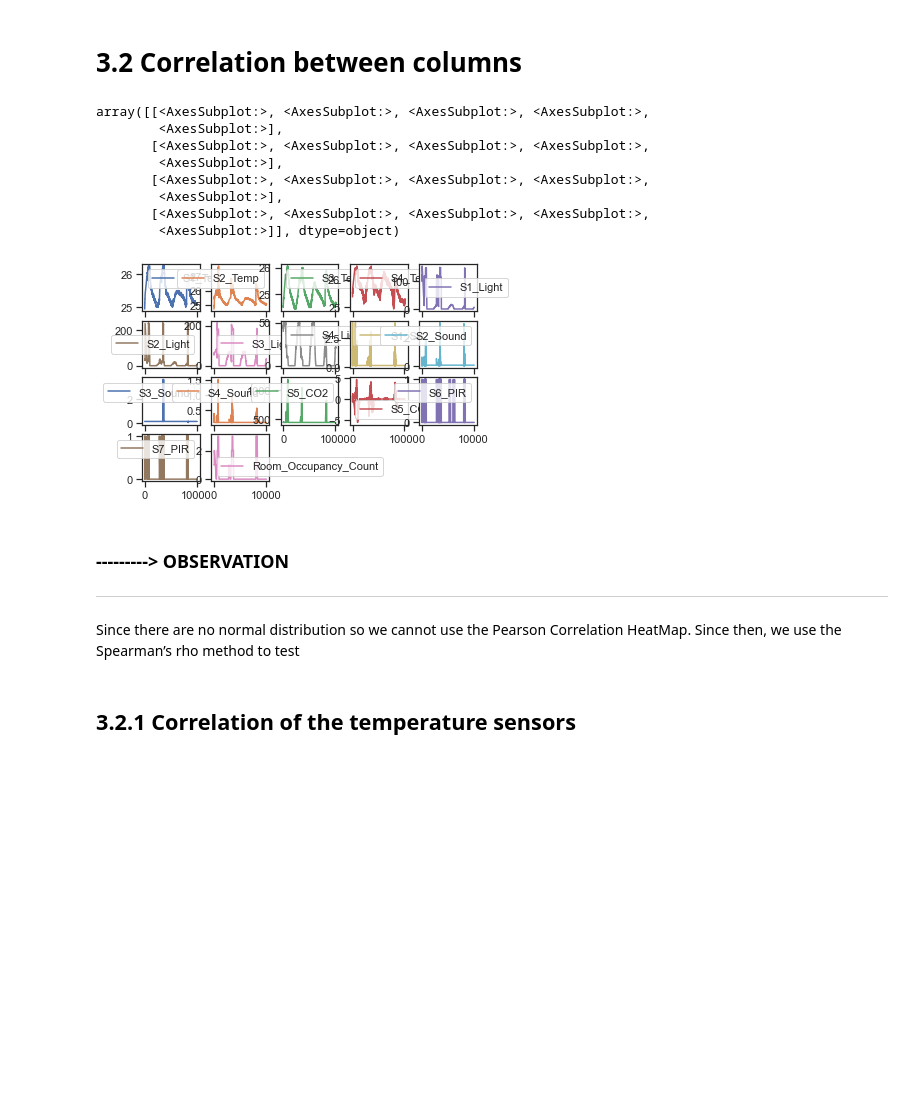
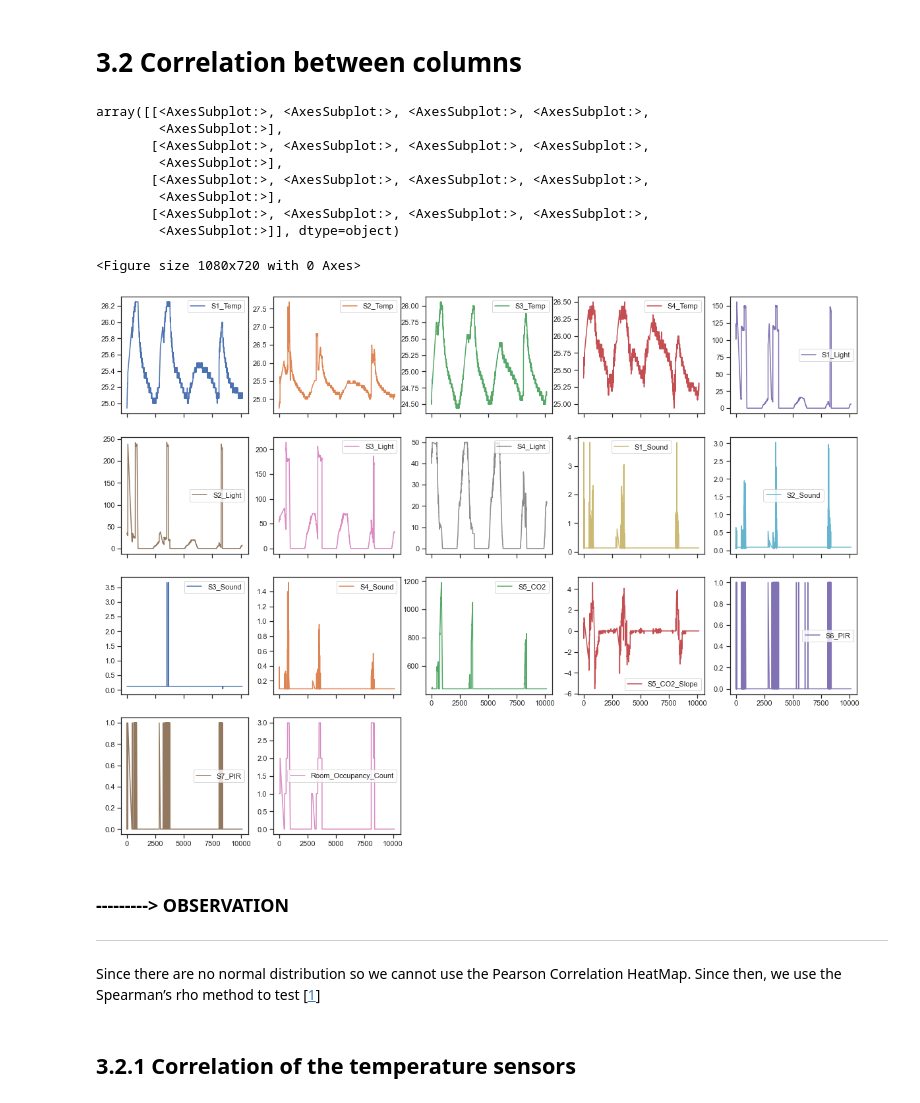
Before and after one commit to ChauHuynh1/Room-Occupancy-Estimation, a Jupyter notebook: EEET2485_GroupProject.ipynb, the cells around one changed output. Drawn from its saved outputs; the diff is of its cells as text; code cells hidden in the pictures; blank space fills up the shorter version.

```diff
--- a/EEET2485_GroupProject.ipynb
+++ b/EEET2485_GroupProject.ipynb
@@ -1028,21 +1043,23 @@ df = df[df['S5_CO2_Slope'] < 5]
 <a id="3.2"></a>
 # 3.2 Correlation between columns
 # %%
+plt.figure(figsize= (15,10))
 df.plot(subplots=True, layout=(4,5))
 # %% [output]
 array([[<AxesSubplot:>, <AxesSubplot:>, <AxesSubplot:>, <AxesSubplot:>,
         <AxesSubplot:>],
        [<AxesSubplot:>, <AxesSubplot:>, <AxesSubplot:>, <AxesSubplot:>,
         <AxesSubplot:>],
        [<AxesSubplot:>, <AxesSubplot:>, <AxesSubplot:>, <AxesSubplot:>,
         <AxesSubplot:>],
        [<AxesSubplot:>, <AxesSubplot:>, <AxesSubplot:>, <AxesSubplot:>,
         <AxesSubplot:>]], dtype=object)
+<Figure size 1080x720 with 0 Axes>
-[figure, old version]
+[figure, new version]
 # %% [markdown]
 ### ---------> OBSERVATION
 ****
-Since there are no normal distribution so we cannot use the Pearson Correlation HeatMap. Since then, we use the Spearman’s rho method to test
+Since there are no normal distribution so we cannot use the Pearson Correlation HeatMap. Since then, we use the Spearman’s rho method to test [[1](#Link1)]
 # %% [markdown]
 <a id="3.2.1"></a>
 ## 3.2.1 Correlation of the temperature sensors
```
Also changed, not shown: parts of 25 cells of this notebook.
